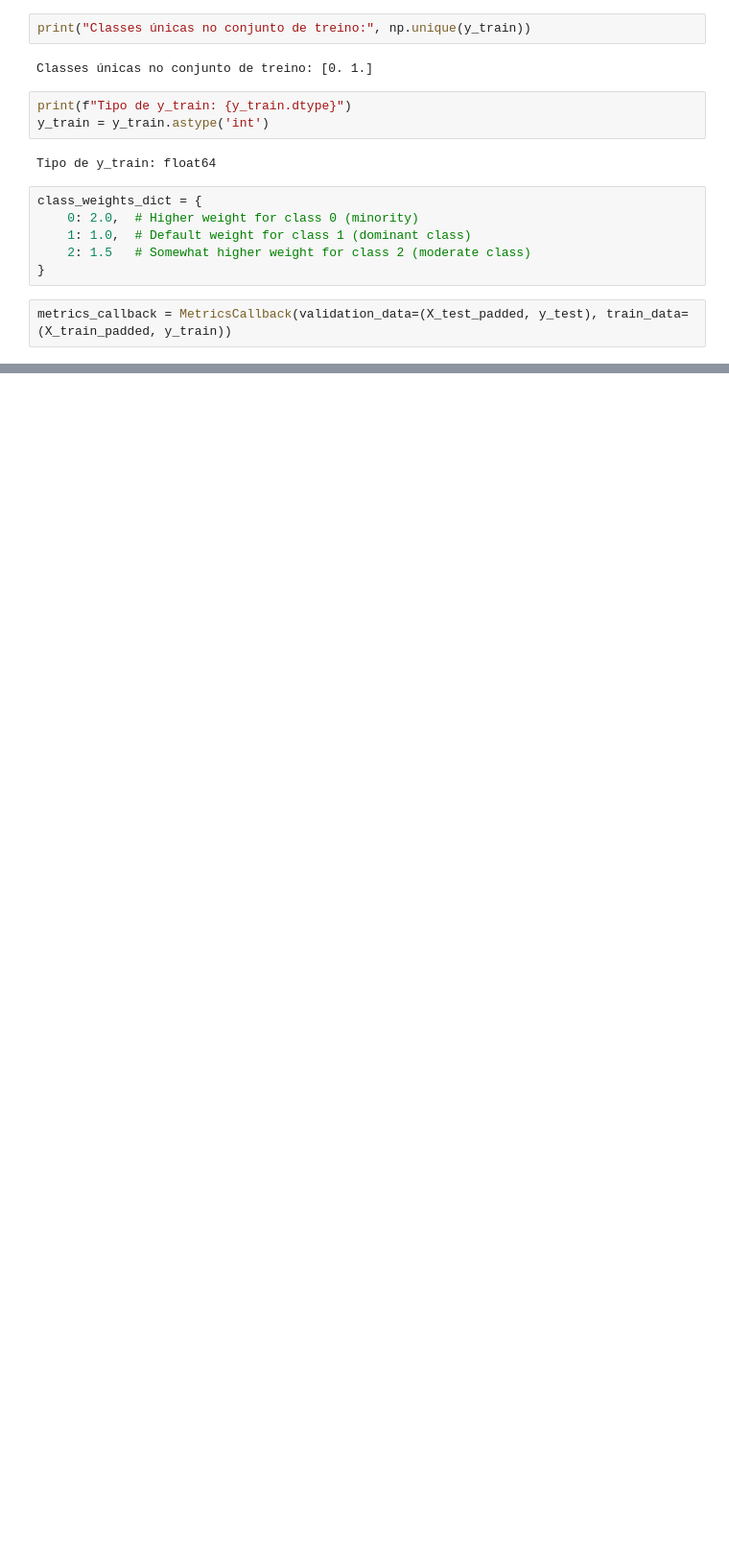
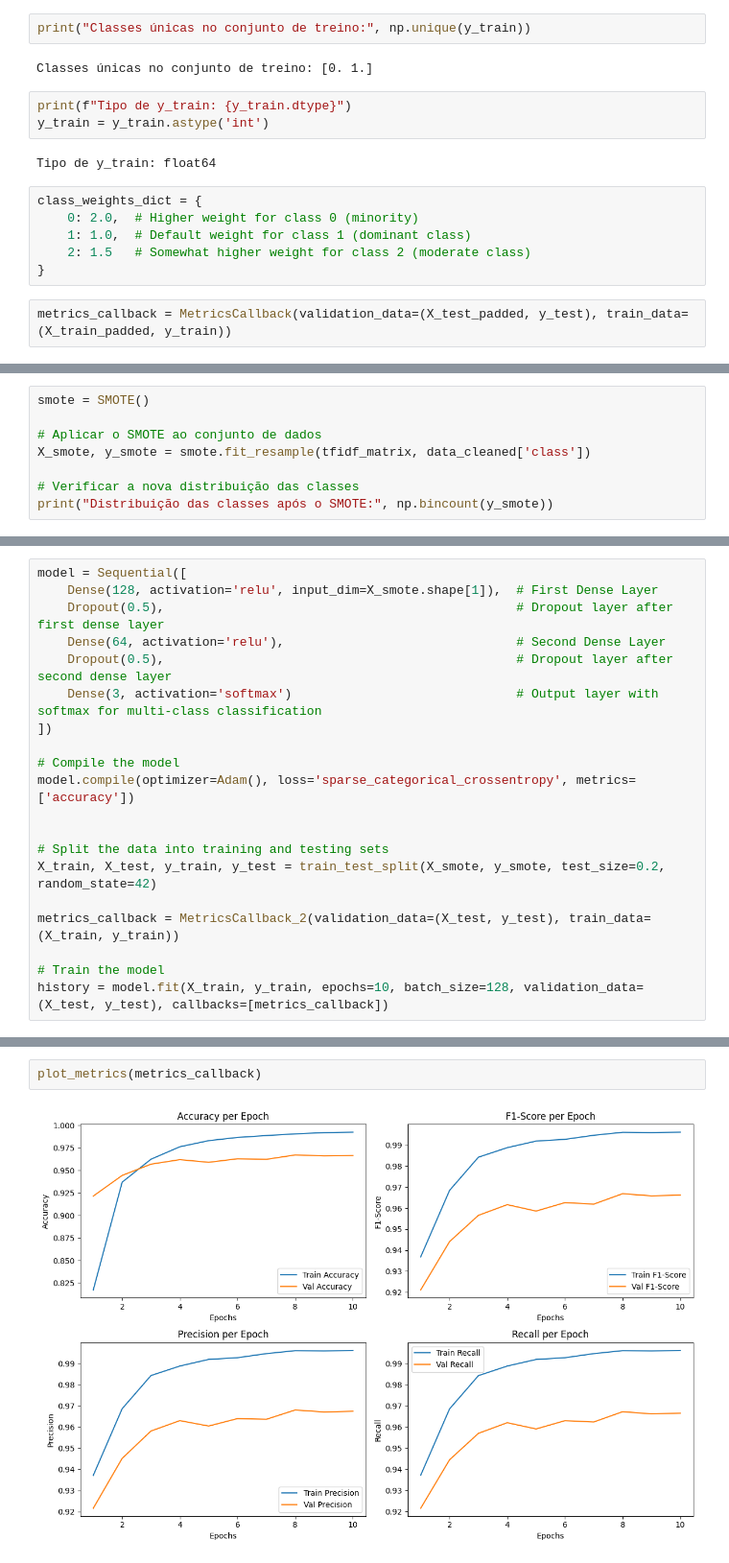
Before and after one commit to Jvrco/Hate-Speech-Detection, a Jupyter notebook: Results.ipynb, the cells around one changed output, grey strips where cells are left out. Shown: that part at 96% size. Saved outputs shown, nothing was run; the diff lists cells and outputs as text; blank space fills up the shorter version.

```diff
--- a/Results.ipynb
+++ b/Results.ipynb
@@ -427,0 +570,8 @@ plot_metrics(metrics_callback)
+# %%
+smote = SMOTE()
+
+# Aplicar o SMOTE ao conjunto de dados
+X_smote, y_smote = smote.fit_resample(tfidf_matrix, data_cleaned['class'])
+
+# Verificar a nova distribuição das classes
+print("Distribuição das classes após o SMOTE:", np.bincount(y_smote))
@@ -427,0 +582,20 @@ plot_metrics(metrics_callback)
+# %%
+model = Sequential([
+    Dense(128, activation='relu', input_dim=X_smote.shape[1]),  # First Dense Layer
+    Dropout(0.5),                                               # Dropout layer after first dense layer
+    Dense(64, activation='relu'),                               # Second Dense Layer
+    Dropout(0.5),                                               # Dropout layer after second dense layer
+    Dense(3, activation='softmax')                              # Output layer with softmax for multi-class classification
+])
+
+# Compile the model
+model.compile(optimizer=Adam(), loss='sparse_categorical_crossentropy', metrics=['accuracy'])
+
+
+# Split the data into training and testing sets
+X_train, X_test, y_train, y_test = train_test_split(X_smote, y_smote, test_size=0.2, random_state=42)
+
+metrics_callback = MetricsCallback_2(validation_data=(X_test, y_test), train_data=(X_train, y_train))
+
+# Train the model
+history = model.fit(X_train, y_train, epochs=10, batch_size=128, validation_data=(X_test, y_test), callbacks=[metrics_callback])
@@ -427,0 +627,4 @@ plot_metrics(metrics_callback)
+# %%
+plot_metrics(metrics_callback)
+# %% [output]
+[figure, added]
```
Also changed, not shown: parts of 45 cells of this notebook.
